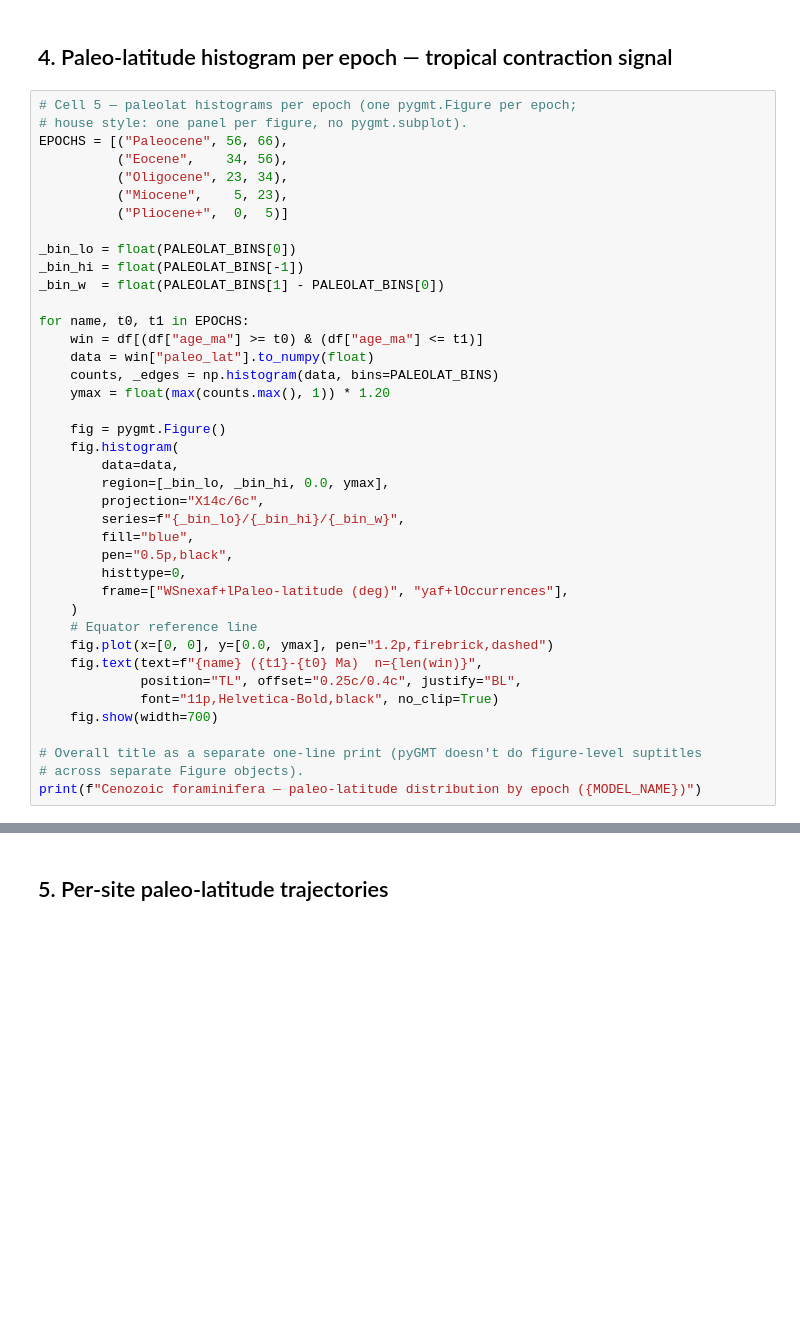
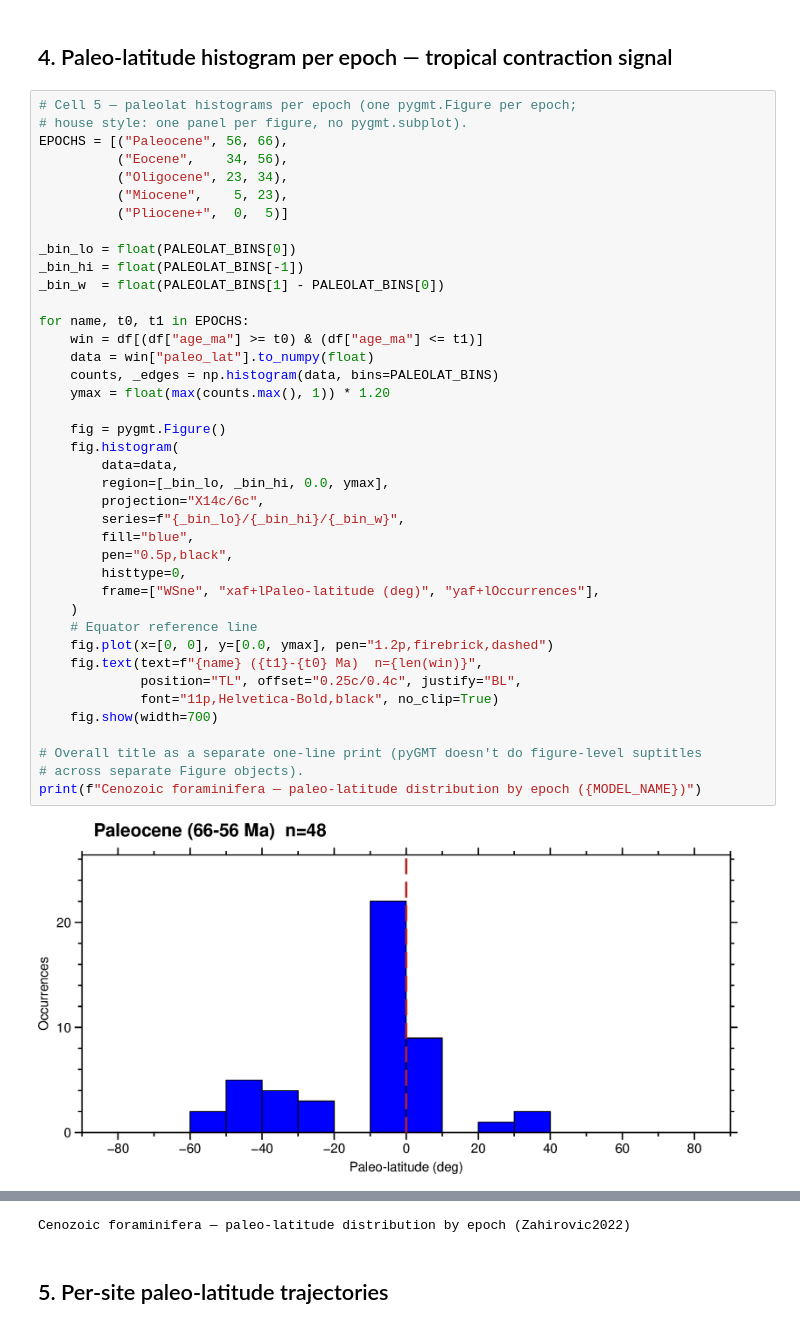
Before and after one commit to EarthByte/GPlately-pyGMT-tutorials, a Jupyter notebook: Notebooks/T59_Cenozoic_Foraminifera_Paleo_Latitude.ipynb, the cells around one changed output, grey strips where cells are left out. Saved outputs shown, nothing was run; the diff lists cells and outputs as text; blank space fills up the shorter version.

```diff
--- a/Notebooks/T59_Cenozoic_Foraminifera_Paleo_Latitude.ipynb
+++ b/Notebooks/T59_Cenozoic_Foraminifera_Paleo_Latitude.ipynb
@@ -198,31 +198,33 @@ EPOCHS = [("Paleocene", 56, 66),
 _bin_lo = float(PALEOLAT_BINS[0])
 _bin_hi = float(PALEOLAT_BINS[-1])
 _bin_w  = float(PALEOLAT_BINS[1] - PALEOLAT_BINS[0])
 
 for name, t0, t1 in EPOCHS:
     win = df[(df["age_ma"] >= t0) & (df["age_ma"] <= t1)]
     data = win["paleo_lat"].to_numpy(float)
     counts, _edges = np.histogram(data, bins=PALEOLAT_BINS)
     ymax = float(max(counts.max(), 1)) * 1.20
 
     fig = pygmt.Figure()
     fig.histogram(
         data=data,
         region=[_bin_lo, _bin_hi, 0.0, ymax],
         projection="X14c/6c",
         series=f"{_bin_lo}/{_bin_hi}/{_bin_w}",
         fill="blue",
         pen="0.5p,black",
         histtype=0,
-        frame=["WSnexaf+lPaleo-latitude (deg)", "yaf+lOccurrences"],
+        frame=["WSne", "xaf+lPaleo-latitude (deg)", "yaf+lOccurrences"],
     )
     # Equator reference line
     fig.plot(x=[0, 0], y=[0.0, ymax], pen="1.2p,firebrick,dashed")
     fig.text(text=f"{name} ({t1}-{t0} Ma)  n={len(win)}",
              position="TL", offset="0.25c/0.4c", justify="BL",
              font="11p,Helvetica-Bold,black", no_clip=True)
     fig.show(width=700)
 
 # Overall title as a separate one-line print (pyGMT doesn't do figure-level suptitles
 # across separate Figure objects).
 print(f"Cenozoic foraminifera — paleo-latitude distribution by epoch ({MODEL_NAME})")
+# %% [output]
+[figure, added]
@@ -229,3 +235,4 @@ print(f"Cenozoic foraminifera — paleo-latitude distribution by epoch ({MODEL_N
+Cenozoic foraminifera — paleo-latitude distribution by epoch (Zahirovic2022)
 # %% [markdown]
 ## 5. Per-site paleo-latitude trajectories
 # %%
```
Also changed, not shown: parts of 3 cells of this notebook, 6 other files.
